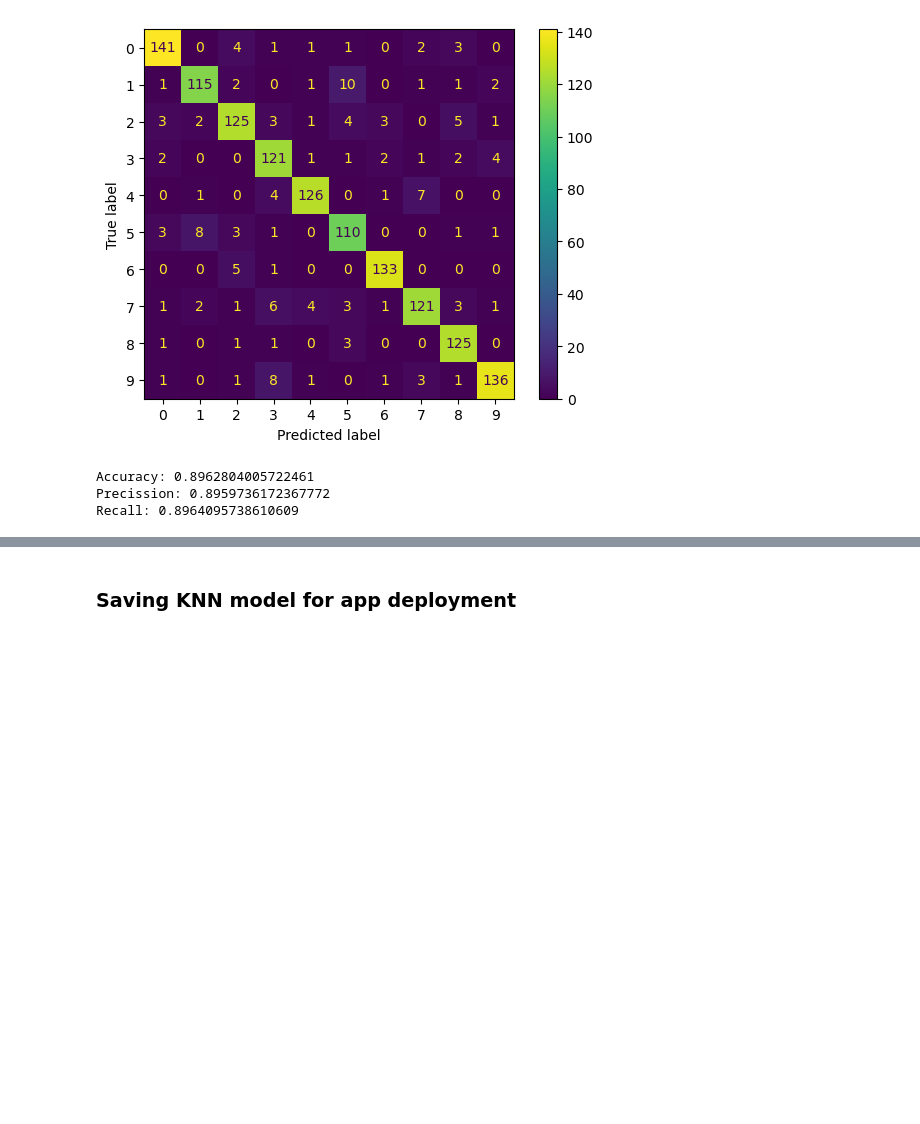
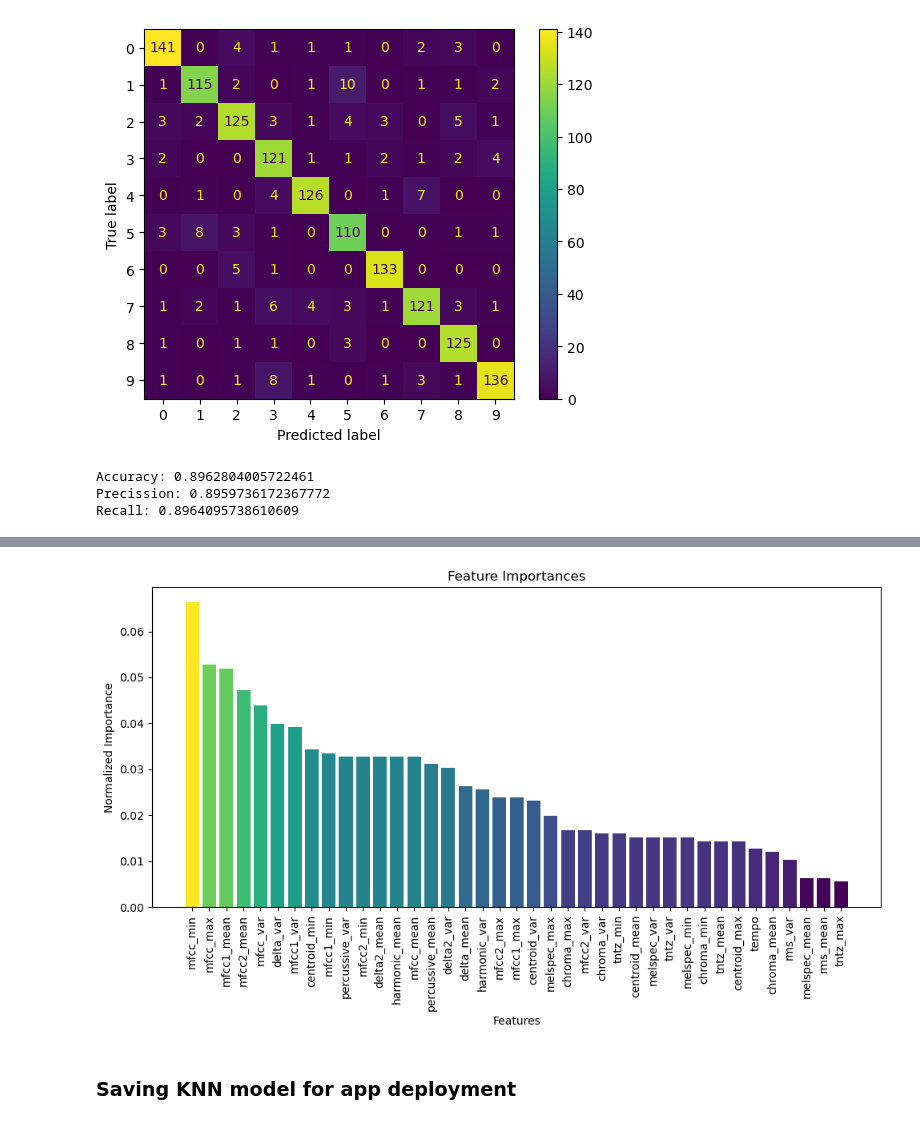
Before and after one commit to Kellyajara/Music_Classification, a Jupyter notebook: Notebooks/Models_updated(Final).ipynb, the cells around one changed output, grey strips where cells are left out. Drawn from its saved outputs; the diff is of its cells as text; code cells hidden in the pictures; blank space fills up the shorter version.

```diff
--- a/Notebooks/Models_updated(Final).ipynb
+++ b/Notebooks/Models_updated(Final).ipynb
@@ -365,15 +272,7 @@ train         1.000000
 validation    0.866137
 Name: 0, dtype: float64
 # %%
-fulltrain_scaler = StandardScaler()
-X_train_sc = fulltrain_scaler.fit_transform(X_train)
-X_test_sc = fulltrain_scaler.transform(X_test)
+knn = KNeighborsClassifier(n_neighbors = 1)
+knn.fit(X_train_scaled, y_train)
 
-pca = PCA(n_components=2)
-X_train_pca = pca.fit_transform(X_train_sc)
-X_test_pca = pca.transform(X_test_sc)
-
-knn = KNeighborsClassifier(n_neighbors = 1)
-knn.fit(X_train_sc, y_train)
-
-knn_pred = knn.predict(X_test_sc)
+knn_pred = knn.predict(X_test_scaled)
@@ -418,3 +373,26 @@ genre_y_classical       0.90      0.86      0.88       133
+# %%
+feature_names = X_test.columns
+
+sorted_idx = np.argsort(feature_importances)[::-1]
+sorted_importances = feature_importances[sorted_idx]
+
+colormap = plt.get_cmap('viridis')
+
+normalized_importances = (sorted_importances - sorted_importances.min()) / (sorted_importances.max() - sorted_importances.min())
+
+colors = [colormap(importance) for importance in normalized_importances]
+
+
+plt.figure(figsize=(10, 6))
+plt.bar(range(len(feature_names)), sorted_importances, align='center', color=colors)
+plt.xticks(range(len(feature_names)), feature_names[sorted_idx], rotation=90)
+plt.xlabel('Features')
+plt.ylabel('Normalized Importance')
+plt.title('Feature Importances')
+plt.tight_layout()
+plt.show()
+# %% [output]
+[figure, added]
 # %% [markdown]
 ### Saving KNN model for app deployment
 # %%
```
Also changed, not shown: parts of 38 cells of this notebook, 5 other files.
